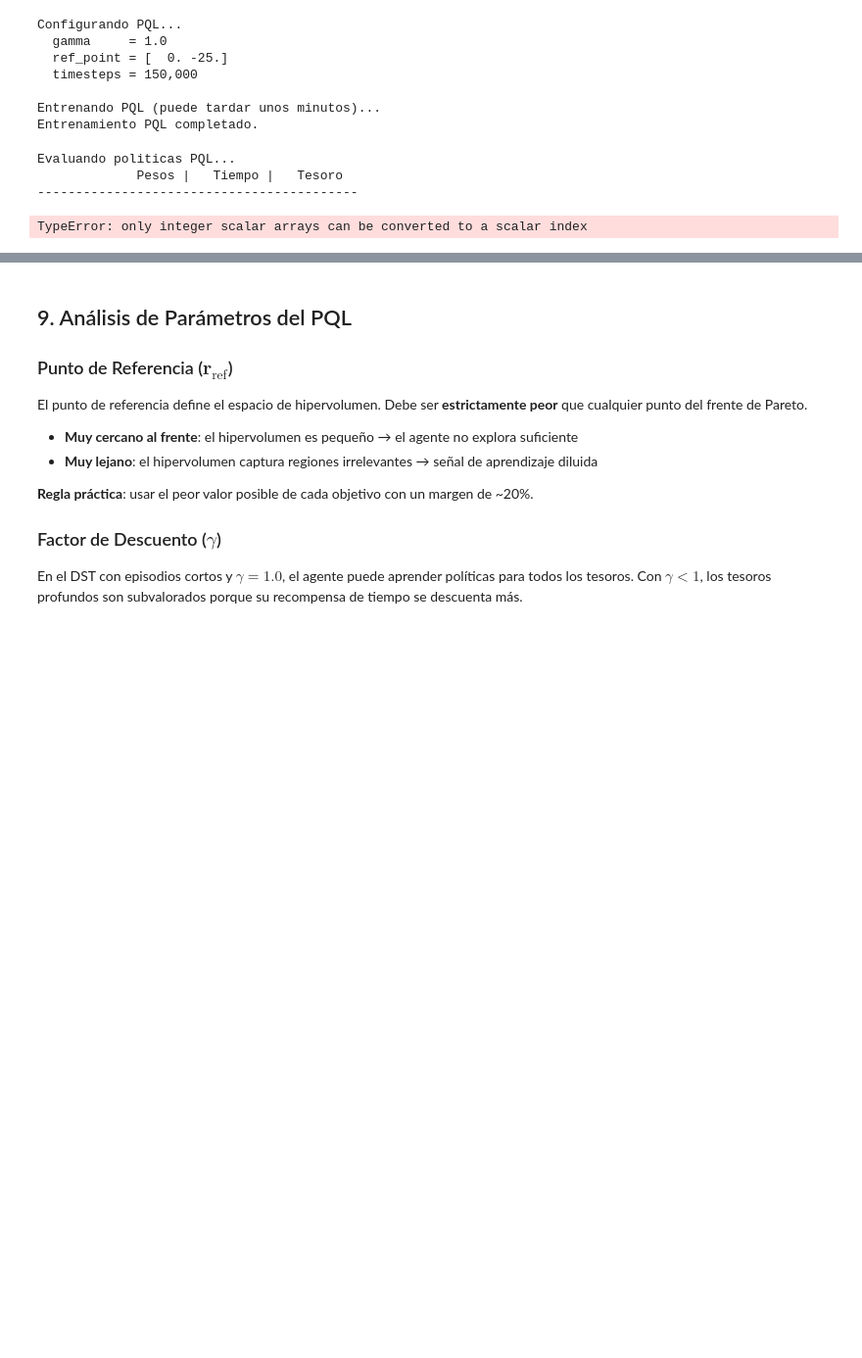
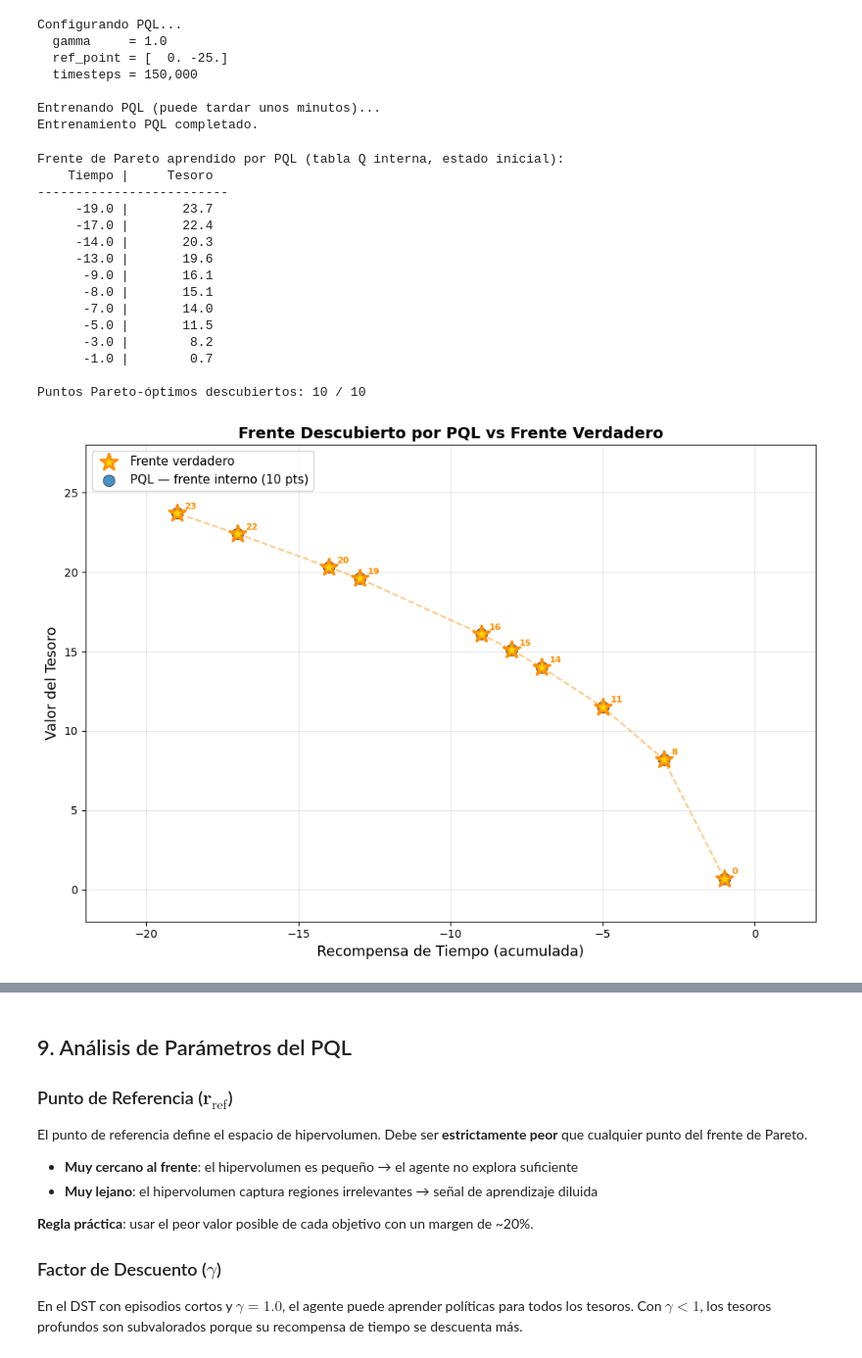
Before and after one commit to ju4ndiegos/Reinforcement-learning, a Jupyter notebook: PRESENTACION/deep_sea_treasure_morl.ipynb, the cells around one changed output, grey strips where cells are left out. Shown at 98% size. Cells and saved outputs as stored; diff of their text form; code cells hidden in the pictures; blank space fills up the shorter version.

```diff
--- a/PRESENTACION/deep_sea_treasure_morl.ipynb
+++ b/PRESENTACION/deep_sea_treasure_morl.ipynb
@@ -865,59 +866,61 @@ Configurando PQL...
 Entrenando PQL (puede tardar unos minutos)...
 Entrenamiento PQL completado.
 # %%
-# Evaluar el agente PQL con múltiples pesos para extraer el frente descubierto
 EVAL_WEIGHTS = [
     np.array([0.02, 0.98]),
     np.array([0.08, 0.92]),
     np.array([0.15, 0.85]),
     np.array([0.25, 0.75]),
     np.array([0.35, 0.65]),
     np.array([0.50, 0.50]),
     np.array([0.60, 0.40]),
     np.array([0.70, 0.30]),
     np.array([0.80, 0.20]),
     np.array([0.92, 0.08]),
 ]
 
-pql_discovered = []
-env_eval2 = mo_gym.make(ENV_ID)
+# Extraer el frente de Pareto directamente de la tabla Q interna de PQL
+# (en lugar de evaluar con trayectorias ruidosas de score_hypervolume)
+from morl_baselines.common.pareto import get_non_dominated
 
-print('Evaluando politicas PQL...')
-print(f'{"Pesos":>18} | {"Tiempo":>8} | {"Tesoro":>8}')
-print('-' * 42)
+start_state = int(np.ravel_multi_index([0, 0], agent_pql.env_shape))
+internal_front = agent_pql.calc_non_dominated(start_state)
 
-for w in EVAL_WEIGHTS:
-    ep_t = ep_v = 0
-    obs, _ = env_eval2.reset()
-    for _ in range(200):
-        # PQL selecciona acción por hipervolumen por defecto
-        action = agent_pql.select_action(obs, agent_pql.score_hypervolume)
-        obs, r_vec, term, trunc, _ = env_eval2.step(action)
-        ep_t += r_vec[0]
-        ep_v += r_vec[1]
-        if term or trunc:
-            break
-    pql_discovered.append([ep_t, ep_v])
-    print(f'  w={np.round(w, 2)} | {ep_t:>8.1f} | {ep_v:>8.1f}')
+# El ambiente retorna r_vec = [tesoro, tiempo]  →  intercambiamos a [tiempo, tesoro] para el plot
+pql_unique = [[v[1], v[0]] for v in internal_front]
 
-env_eval2.close()
+print('Frente de Pareto aprendido por PQL (tabla Q interna, estado inicial):')
+print(f'{"Tiempo":>10} | {"Tesoro":>10}')
+print('-' * 25)
+for t, v in sorted(pql_unique):
+    print(f'{t:>10.1f} | {v:>10.1f}')
 
-# Filtrar únicos
-pql_unique = list({tuple(p) for p in pql_discovered})
-print(f'\nPoliticas unicas descubiertas: {len(pql_unique)}')
+print(f'\nPuntos Pareto-óptimos descubiertos: {len(pql_unique)} / {len(TRUE_PARETO)}')
 
 fig = plot_pareto_front(
     discovered=[pql_unique],
-    labels=[f'PQL ({len(pql_unique)} políticas únicas)'],
+    labels=[f'PQL — frente interno ({len(pql_unique)} pts)'],
     title='Frente Descubierto por PQL vs Frente Verdadero'
 )
 plt.savefig('videos/pareto_pql.png', dpi=100, bbox_inches='tight')
 plt.show()
 # %% [output]
-Evaluando politicas PQL...
-             Pesos |   Tiempo |   Tesoro
-------------------------------------------
+Frente de Pareto aprendido por PQL (tabla Q interna, estado inicial):
+    Tiempo |     Tesoro
+-------------------------
+     -19.0 |       23.7
+     -17.0 |       22.4
+     -14.0 |       20.3
+     -13.0 |       19.6
+      -9.0 |       16.1
+      -8.0 |       15.1
+      -7.0 |       14.0
+      -5.0 |       11.5
+      -3.0 |        8.2
+      -1.0 |        0.7
+
+Puntos Pareto-óptimos descubiertos: 10 / 10
-TypeError: only integer scalar arrays can be converted to a scalar index
+[figure, added]
 # %%
 print('Grabando videos de las politicas PQL...')
 
```
Also changed, not shown: parts of 14 cells of this notebook.
